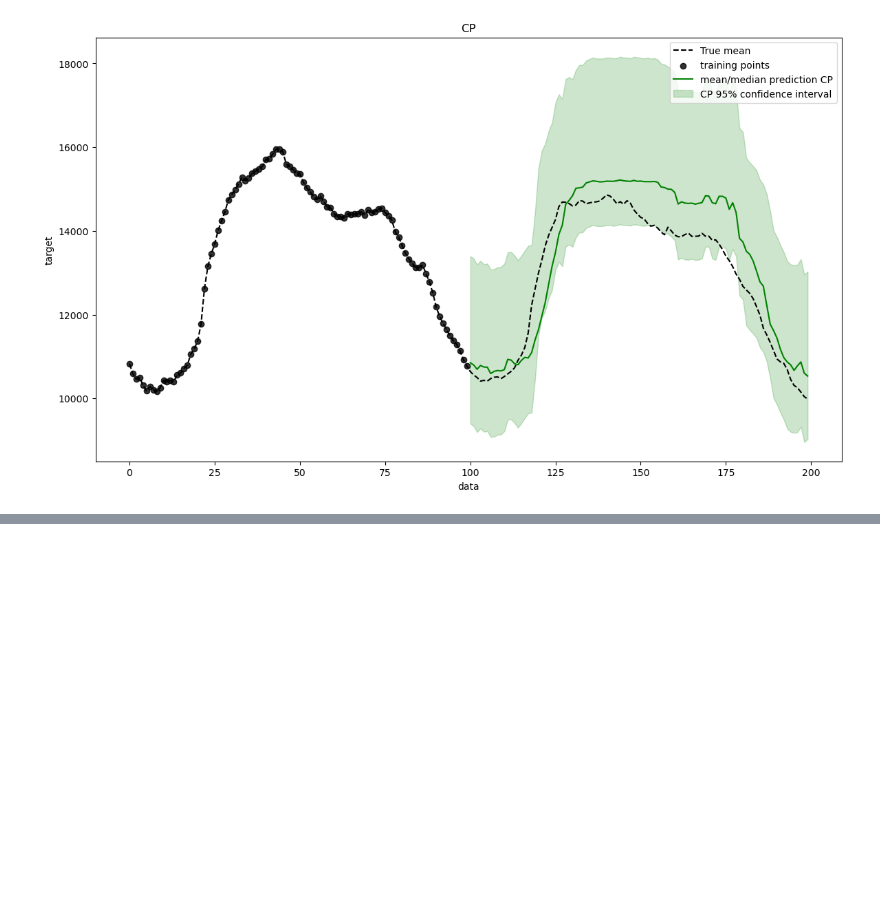
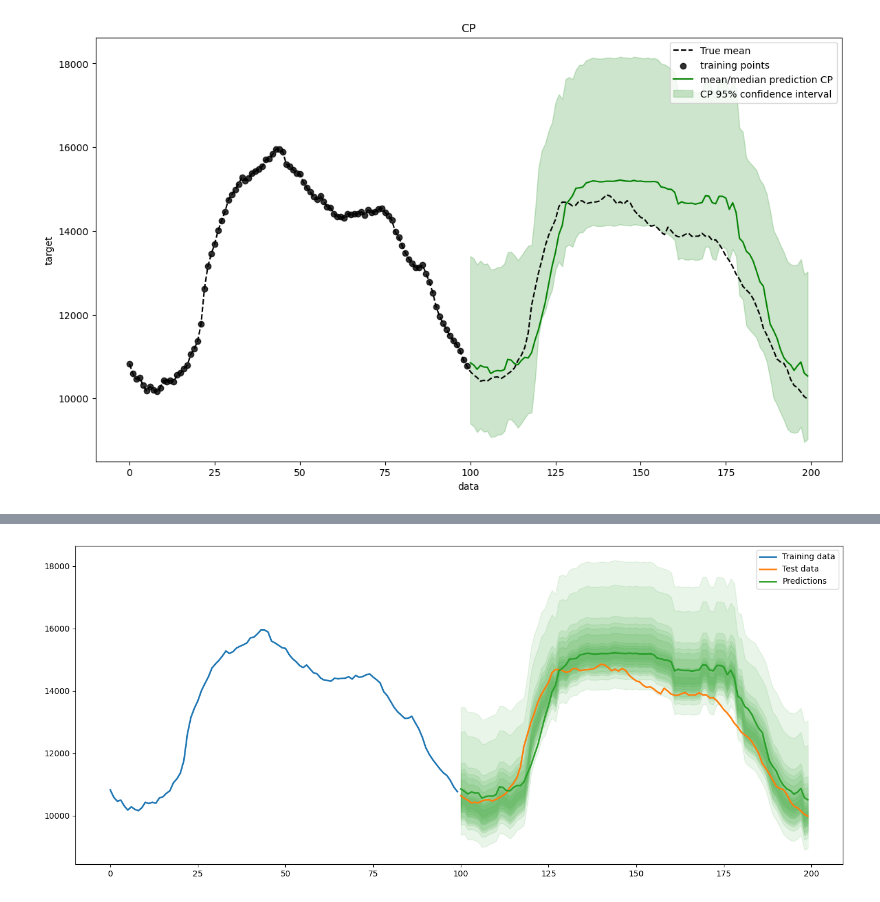
Before and after one commit to MischaDy/electricity-uq, a Jupyter notebook: metrics_test.ipynb, the cells around one changed output, grey strips where cells are left out. Drawn from its saved outputs; the diff is of its cells as text; code cells hidden in the pictures; blank space fills up the shorter version.

```diff
--- a/metrics_test.ipynb
+++ b/metrics_test.ipynb
@@ -114,0 +202,38 @@ mean_pinball_loss(y_true, y_pred, *, sample_weight=None, alpha=0.5, multioutput=
+# %%
+# def plot_prediction_intervals_all_quantiles(y_train, y_test, y_pred, y_pis):
+    # coverage, width, cwc = compute_scores(y_pis, y_test, eta=10)
+
+fig, ax = plt.subplots(figsize=(14, 6))
+
+x_plot_test = np.arange(y_test.size) + y_train.size
+
+# ax.set_ylabel("Hourly demand (GW)")
+ax.plot(y_train, lw=2, label="Training data", c="C0")
+ax.plot(x_plot_test, y_test, lw=2, label="Test data", c="C1")
+
+
+ax.plot(x_plot_test, y_pred, lw=2, c="C2", label="Predictions")
+num_quantiles = y_pis[0,0,:].size
+quantile_range = range(0, num_quantiles, 10)
+for quantile in quantile_range:
+    ax.fill_between(
+        x_plot_test,
+        y_pis[:, 0, quantile],
+        y_pis[:, 1, quantile],
+        color="C2",
+        alpha=1/len(quantile_range),
+        # label="Prediction intervals",
+    )
+# title = f"EnbPI, {w} update of residuals. "
+# # title += f"Coverage:{coverage:.3f} and " f"Width:{width:.3f}"
+# ax.set_title(title)
+ax.legend()
+fig.tight_layout()
+plt.show()
+
+
+# plot_prediction_intervals_all_quantiles(
+#     y_train, y_test, y_pred, y_pis
+# )
+# %% [output]
+[figure, added]
```
Also changed, not shown: parts of 5 cells of this notebook.
